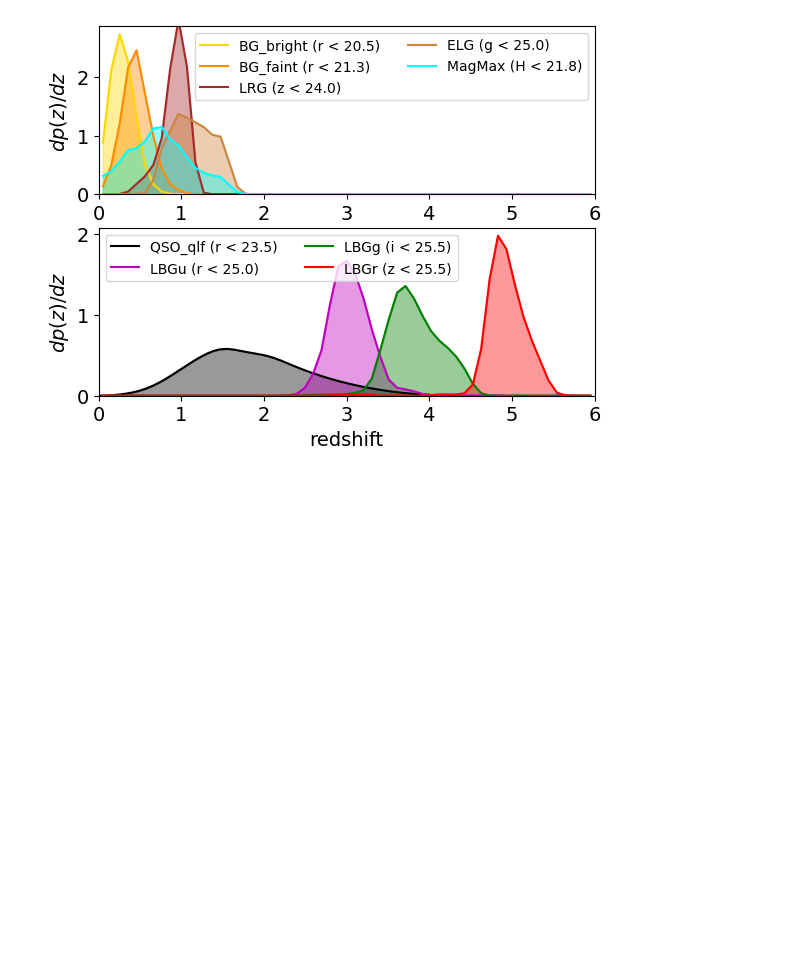
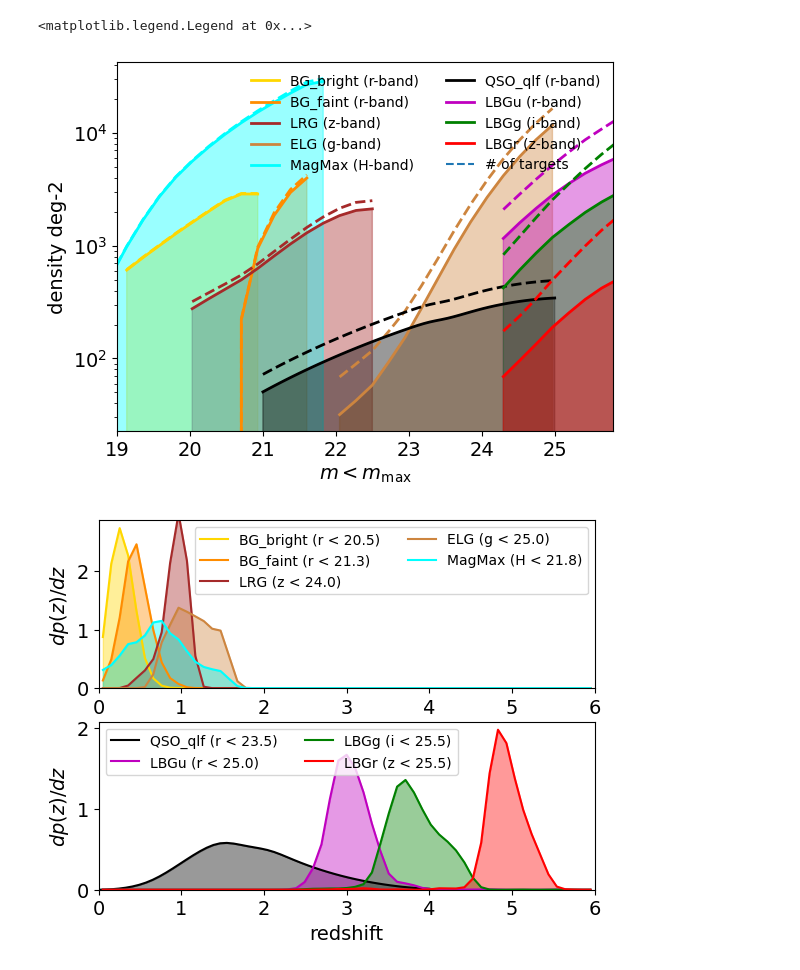
Before and after one commit to WST-Cosmology/WP221_Target_selection, a Jupyter notebook: plots_for_paper/1.details_about_tracers.ipynb, the cells around one changed output. Drawn from its saved outputs; the diff is of its cells as text; code cells hidden in the pictures; blank space fills up the shorter version.

```diff
--- a/plots_for_paper/1.details_about_tracers.ipynb
+++ b/plots_for_paper/1.details_about_tracers.ipynb
@@ -122,3 +134,37 @@ plt.legend(ncols=2, loc='upper right', framealpha=0)
+# %%
+def plot_number_of_redshifts(config_survey_update, max_mag = None):
+
+    for j, tracer in enumerate(config_survey_update['tracers']):
+
+        plt.fill_between( config_survey_update[tracer + '_' + 'mag_centers'],
+                  config_survey_update[tracer + '_' + 'spec_density'], 0*config_survey_update[tracer + '_' + 'spec_density'], ls=f'-',
+                  color = config_survey_update['color'][j],  alpha=0.4)
+
+        plt.plot( config_survey_update[tracer + '_' + 'mag_centers'],
+                  config_survey_update[tracer + '_' + 'target_density'], ls=f'--', lw=2,
+                  color = config_survey_update['color'][j])
+
+        plt.plot( config_survey_update[tracer + '_' + 'mag_centers'],
+                  config_survey_update[tracer + '_' + 'spec_density'],  ls=f'-', lw=2,
+                  color = config_survey_update['color'][j], label = tracer + f' ({config_survey_update["limiting_mag_band"][j]}-band)',)
+
+    plt.ylabel(r'density deg-2', fontsize=14)
+    plt.xlabel(r'$m < m_{\rm max}$', fontsize=14)
+    plt.yscale('log')
+    #plt.ylim(1, 1e9/ (1e6))
+    plt.xlim(19, 25.8)
+    plt.tick_params(axis='both', labelsize=14)
+    #plt.legend(ncols=2, loc='upper right', framealpha=0)
+# %%
+plot_number_of_redshifts(config_bright_update, max_mag = [max_mag_bright])
+plot_number_of_redshifts(config_grey_update, max_mag = [max_mag_grey])
+plot_number_of_redshifts(config_grey_magmax_update, max_mag = [max_mag_grey])
+plot_number_of_redshifts(config_dark_update, max_mag = [max_mag_dark])
+plt.plot([], [], '--', label = '# of targets')
+plt.legend(ncols=2, loc='upper right', framealpha=0)
+# %% [output]
+<matplotlib.legend.Legend at 0x...>
+[figure, added]
 # %%
 def plot_redshift_distrib(config_survey_update, max_mag = None):
     from scipy.ndimage import gaussian_filter1d
```
Also changed, not shown: parts of 8 cells of this notebook, 26 other files.
